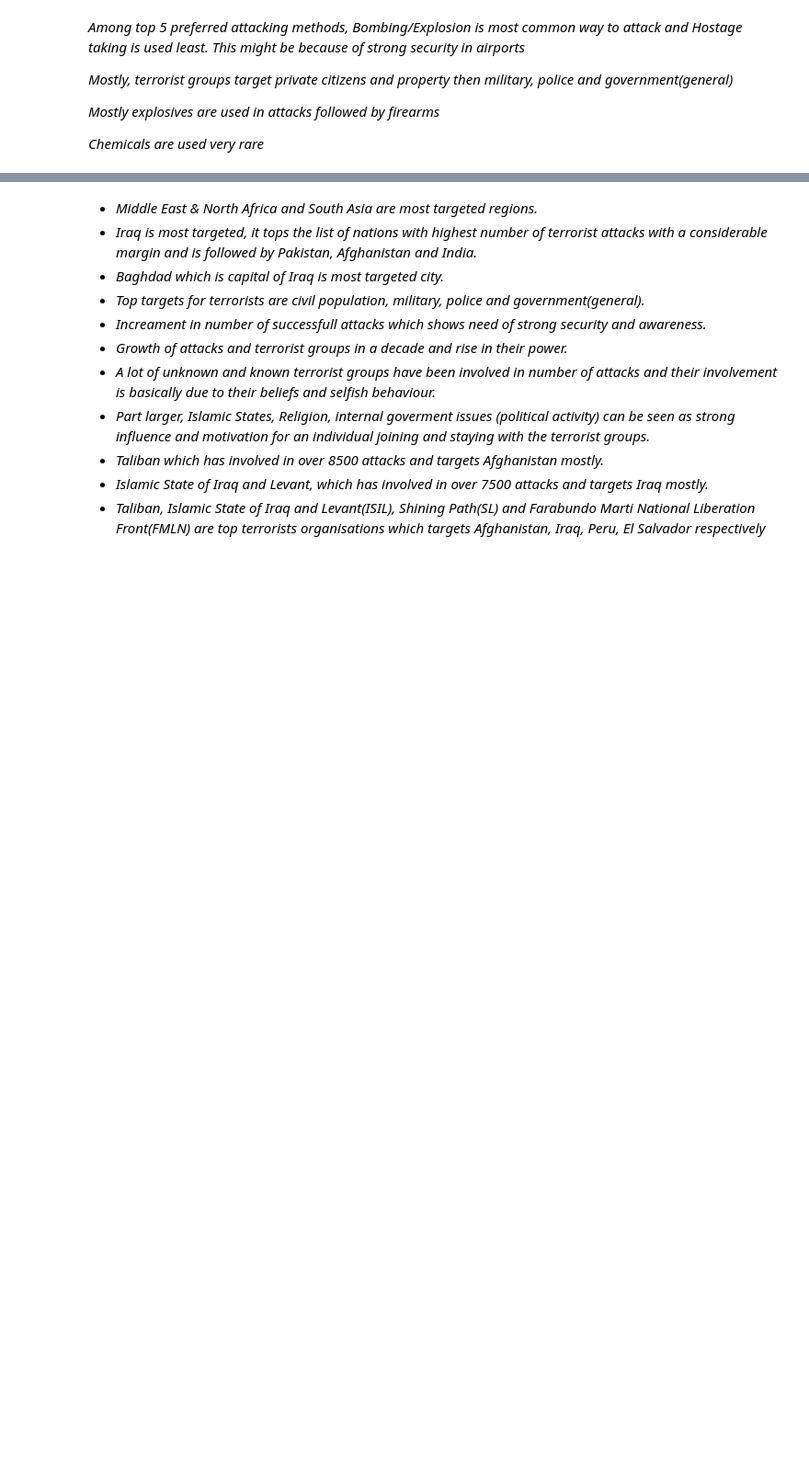
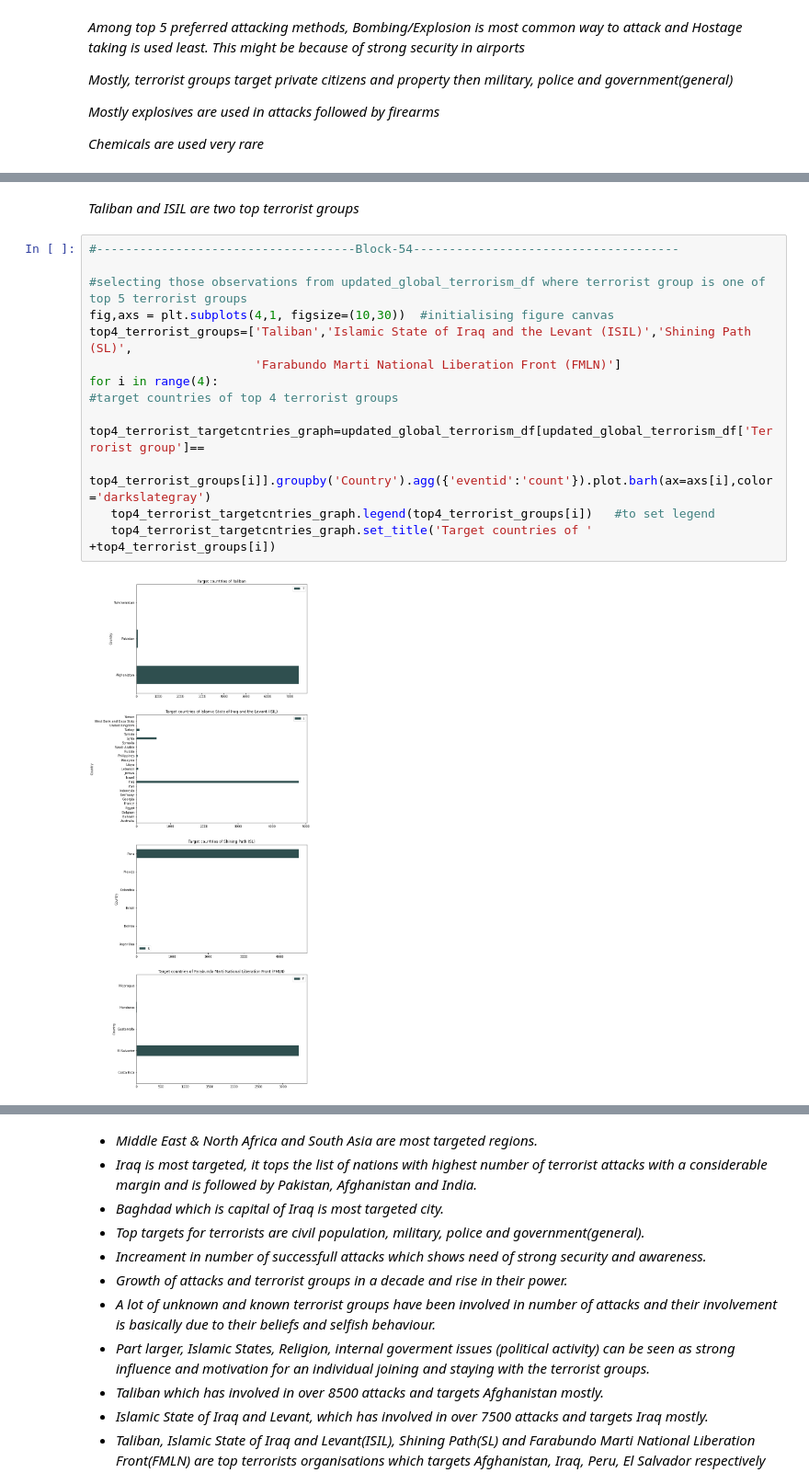
Before and after one commit to kiran9615/EDA-Global-Terrorism, a Jupyter notebook: EDA_on_Global_Terrorism.ipynb, the cells around one changed output, grey strips where cells are left out. Shown at 92% size. Saved outputs shown, nothing was run; the diff lists cells and outputs as text; blank space fills up the shorter version.

```diff
--- a/EDA_on_Global_Terrorism.ipynb
+++ b/EDA_on_Global_Terrorism.ipynb
@@ -918,0 +959,17 @@ plt.show()
+# %% [markdown]
+*Taliban and ISIL are two top terrorist groups*
+# %%
+#------------------------------------Block-54-------------------------------------
+
+#selecting those observations from updated_global_terrorism_df where terrorist group is one of top 5 terrorist groups
+fig,axs = plt.subplots(4,1, figsize=(10,30))  #initialising figure canvas
+top4_terrorist_groups=['Taliban','Islamic State of Iraq and the Levant (ISIL)','Shining Path (SL)',
+                       'Farabundo Marti National Liberation Front (FMLN)']
+for i in range(4):
+#target countries of top 4 terrorist groups
+   top4_terrorist_targetcntries_graph=updated_global_terrorism_df[updated_global_terrorism_df['Terrorist group']==
+                                    top4_terrorist_groups[i]].groupby('Country').agg({'eventid':'count'}).plot.barh(ax=axs[i],color='darkslategray')
+   top4_terrorist_targetcntries_graph.legend(top4_terrorist_groups[i])   #to set legend
+   top4_terrorist_targetcntries_graph.set_title('Target countries of ' +top4_terrorist_groups[i])
+# %% [output]
+[figure, added]
```
Also changed, not shown: parts of 14 cells of this notebook.
